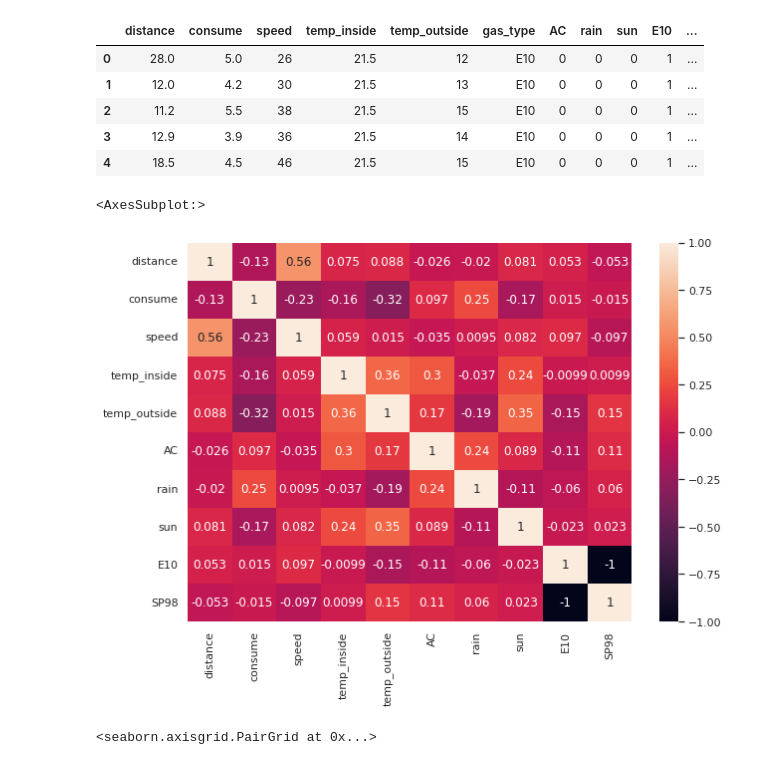
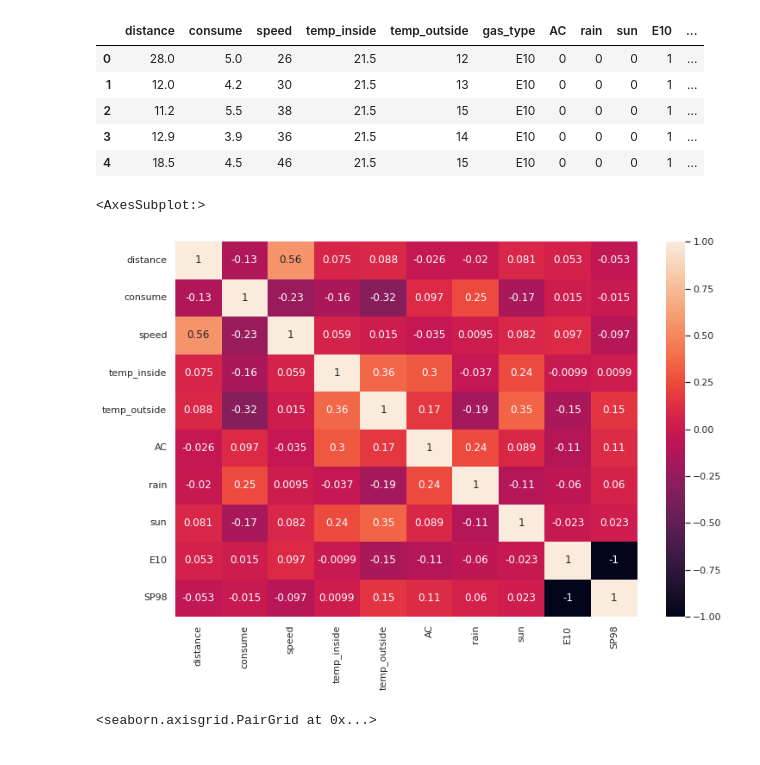
Before and after one commit to VictorRodriguezIronhack/reto_data, a Jupyter notebook: Visualization.ipynb, the cells around one changed output. Saved outputs shown, nothing was run; the diff lists cells and outputs as text; code cells hidden in the pictures.

```diff
--- a/Visualization.ipynb
+++ b/Visualization.ipynb
@@ -44,13 +47,13 @@ cobify.head()
 # Matriz de correlación de ambos tipos de gasolina
 # %%
 sns.set_context("poster")
-sns.set(rc={"figure.figsize": (10.,7.)})
+sns.set(rc={"figure.figsize": (12.,8.)})
 sns.set_style("whitegrid")
 corrMatrix = cobify.corr()
 sns.heatmap(corrMatrix, annot=True)
 # %% [output]
 <AxesSubplot:>
-[figure, old version]
+[figure, new version]
 # %%
 sns.pairplot(cobify, hue="gas_type")
 # %% [output]
```
Also changed, not shown: parts of 27 cells of this notebook.
